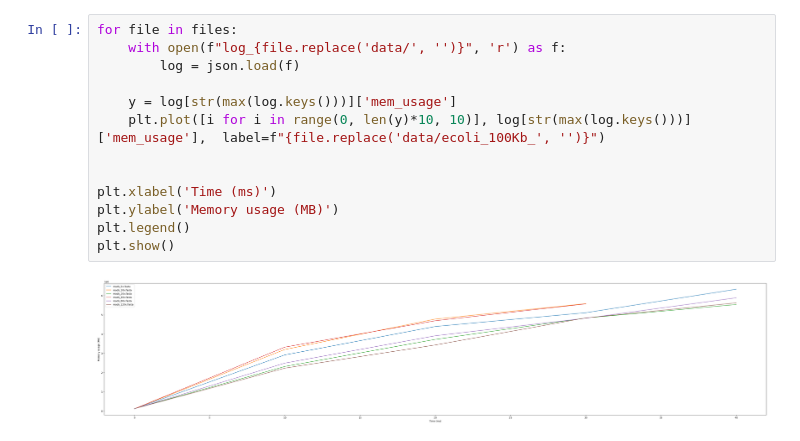
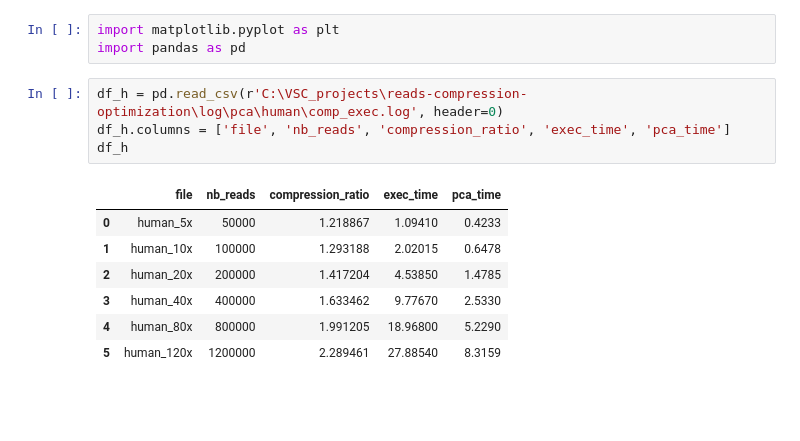
Before and after one commit to atoffano/reads-compression-optimization, a Jupyter notebook: pca_log.ipynb, the cells around one changed output. Cells and saved outputs as stored; diff of their text form; blank space fills up the shorter version.

```diff
--- a/pca_log.ipynb
+++ b/pca_log.ipynb
@@ -92,15 +1,15 @@ plt.show()
-# %%
-for file in files:
-    with open(f"log_{file.replace('data/', '')}", 'r') as f:
-        log = json.load(f)
-
-    y = log[str(max(log.keys()))]['mem_usage']
-    plt.plot([i for i in range(0, len(y)*10, 10)], log[str(max(log.keys()))]['mem_usage'],  label=f"{file.replace('data/ecoli_100Kb_', '')}")
-
-
-plt.xlabel('Time (ms)')
-plt.ylabel('Memory usage (MB)')
-plt.legend()
-plt.show()
-# %% [output]
-[figure, removed]
+# %%
+import matplotlib.pyplot as plt
+import pandas as pd
+# %%
+df_h = pd.read_csv(r'C:\VSC_projects\reads-compression-optimization\log\pca\human\comp_exec.log', header=0)
+df_h.columns = ['file', 'nb_reads', 'compression_ratio', 'exec_time', 'pca_time']
+df_h
+# %% [output]
+|  | file | nb_reads | compression_ratio | exec_time | pca_time |
+| 0 | human_5x | 50000 | 1.218867 | 1.09410 | 0.4233 |
+| 1 | human_10x | 100000 | 1.293188 | 2.02015 | 0.6478 |
+| 2 | human_20x | 200000 | 1.417204 | 4.53850 | 1.4785 |
+| 3 | human_40x | 400000 | 1.633462 | 9.77670 | 2.5330 |
+| 4 | human_80x | 800000 | 1.991205 | 18.96800 | 5.2290 |
+| 5 | human_120x | 1200000 | 2.289461 | 27.88540 | 8.3159 |
```
Also changed, not shown: parts of 10 cells of this notebook, 33 other files.
